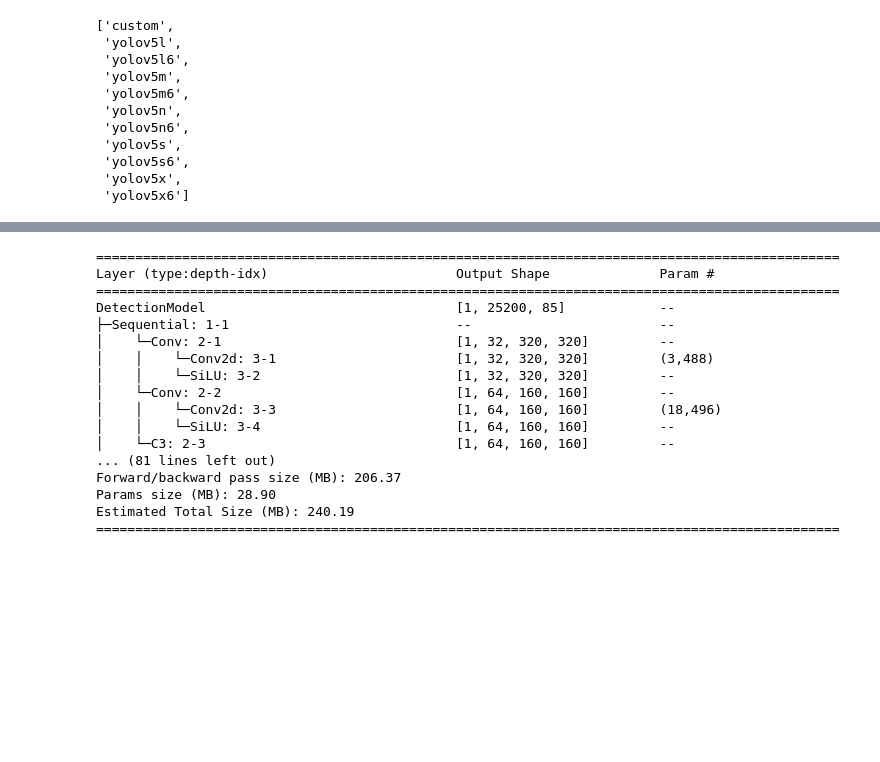
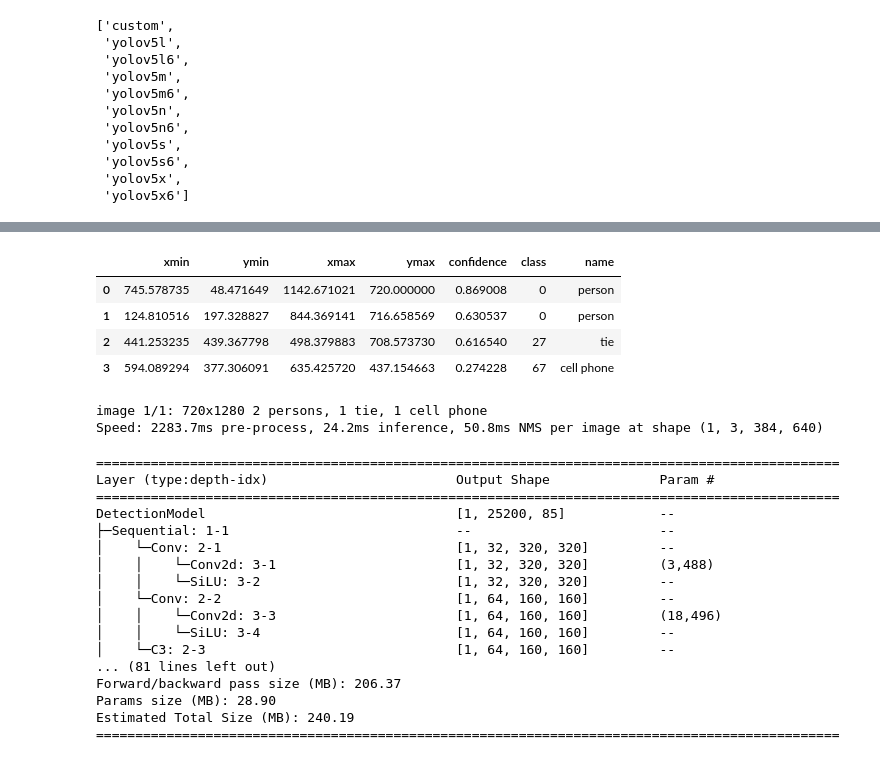
Before and after one commit to yungshun317/onnx-tensorrt-inference, a Jupyter notebook: yolov5.ipynb, the cells around one changed output, grey strips where cells are left out. Saved outputs shown, nothing was run; the diff lists cells and outputs as text; code cells hidden in the pictures; blank space fills up the shorter version.

```diff
--- a/yolov5.ipynb
+++ b/yolov5.ipynb
@@ -66,3 +49,23 @@ AutoShape(
+# %%
+import torch
+
+# Image
+image = 'https://ultralytics.com/images/zidane.jpg'
+
+# Inference
+results = yolo(image)
+results.pandas().xyxy[0]
+# %% [output]
+|  | xmin | ymin | xmax | ymax | confidence | class | name |
+| 0 | 745.578735 | 48.471649 | 1142.671021 | 720.000000 | 0.869008 | 0 | person |
+| 1 | 124.810516 | 197.328827 | 844.369141 | 716.658569 | 0.630537 | 0 | person |
+| 2 | 441.253235 | 439.367798 | 498.379883 | 708.573730 | 0.616540 | 27 | tie |
+| 3 | 594.089294 | 377.306091 | 635.425720 | 437.154663 | 0.274228 | 67 | cell phone |
+# %%
+print(results)
+# %% [output]
+image 1/1: 720x1280 2 persons, 1 tie, 1 cell phone
+Speed: 2283.7ms pre-process, 24.2ms inference, 50.8ms NMS per image at shape (1, 3, 384, 640)
 # %%
 from torchinfo import summary
 
```
Also changed, not shown: parts of 6 cells of this notebook, 1 other file.
